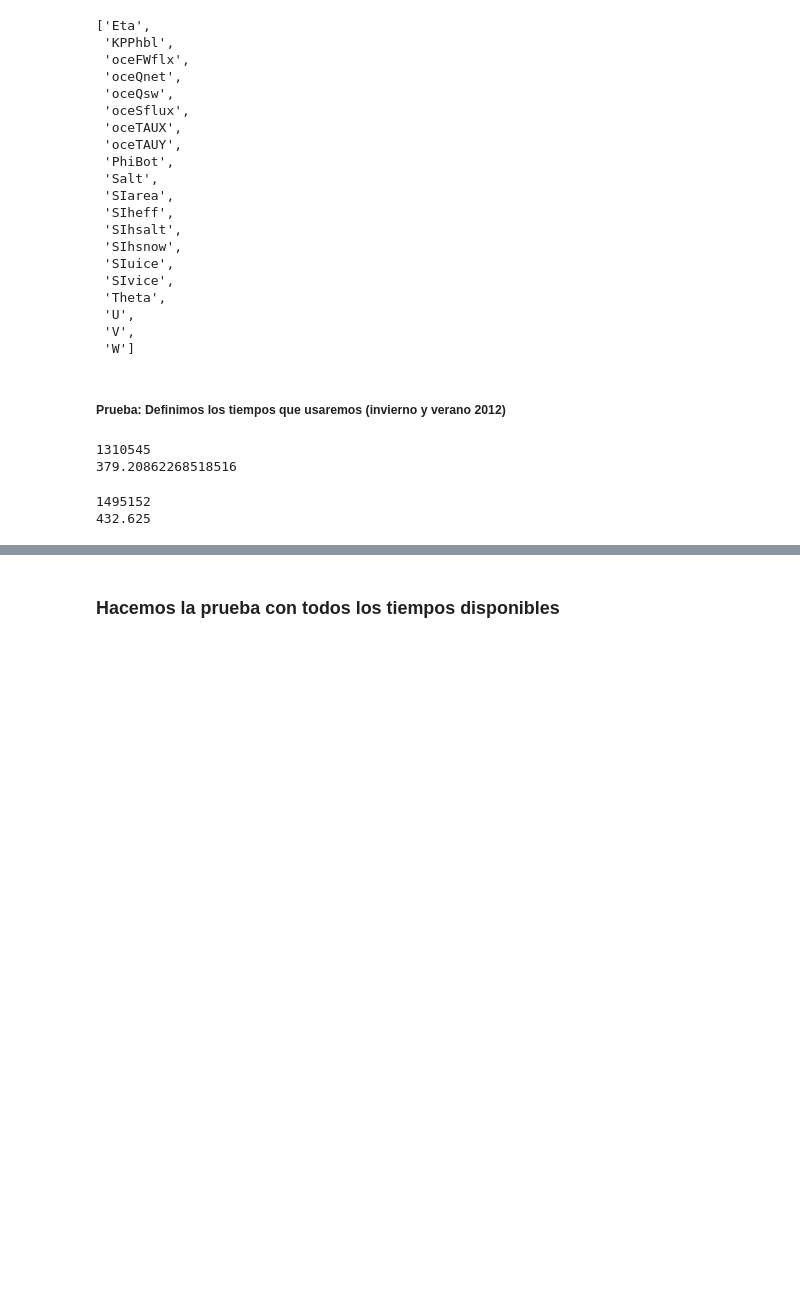
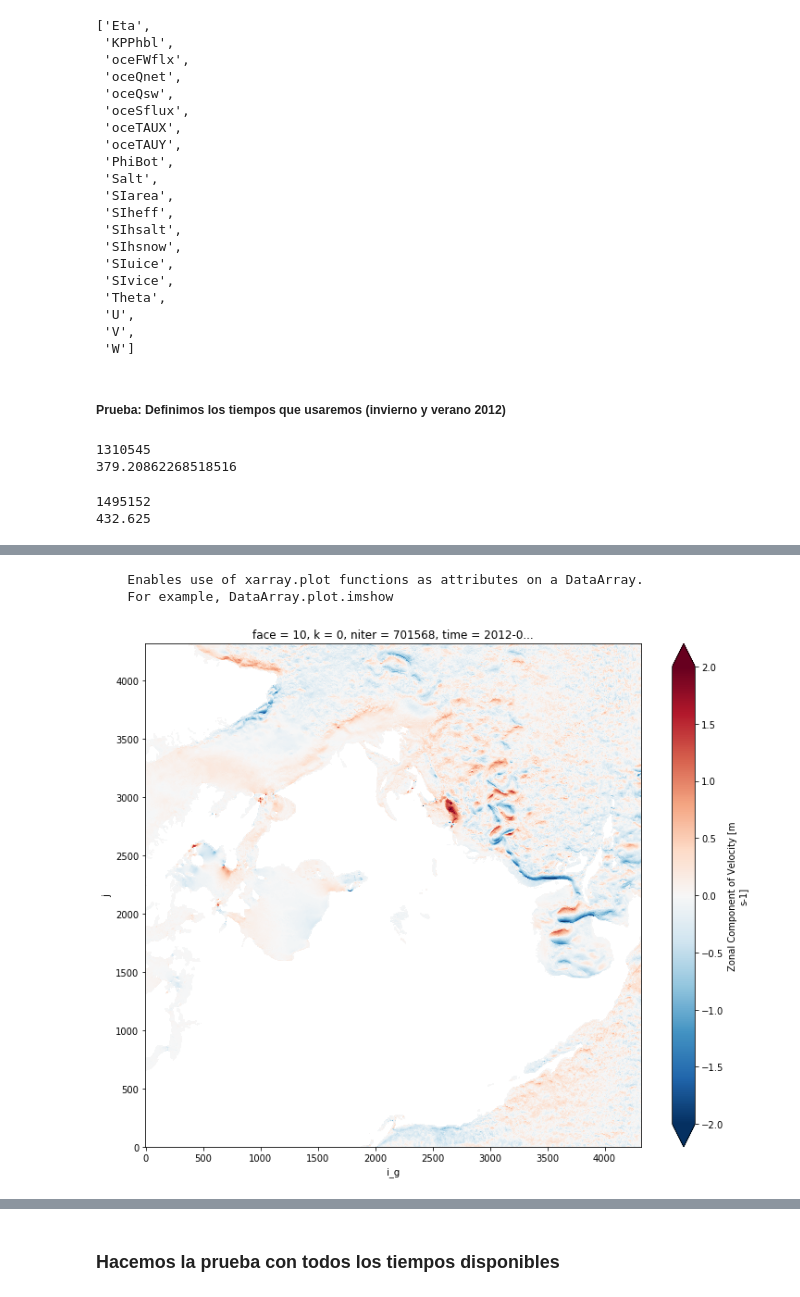
Before and after one commit to antonimmo/ebc-wk-spectral-analysis, a Jupyter notebook: LLC-Luigi-Workflow.ipynb, the cells around one changed output, grey strips where cells are left out. Cells and saved outputs as stored; diff of their text form; code cells hidden in the pictures; blank space fills up the shorter version.

```diff
--- a/LLC-Luigi-Workflow.ipynb
+++ b/LLC-Luigi-Workflow.ipynb
@@ -68,7 +69,7 @@ model.varnames
  'W']
 # %%
 ## Variables a utilizar en el workflow (_wf)
-vars_wf = ["U","V"] # Variables del modelo
+vars_wf = ["U","V","W","Theta"] # Variables del modelo
 # %%
 # Parámetros para la extracción de los datos
 map_mode = 'faces' # 'faces' or 'latlon'
@@ -113,0 +97,3 @@ Data variables:
+# %%
+U10model = ds_tst.U.isel(k=0,face=10,time=200*24)
+V10model = ds_tst.V.isel(k=0,face=10,time=200*24)
@@ -113,0 +110,11 @@ Data variables:
+# %%
+print(U10model.plot.__doc__)
+# %% [output]
+    Enables use of xarray.plot functions as attributes on a DataArray.
+    For example, DataArray.plot.imshow
+# %%
+plt.figure(figsize=(12,10))
+U10model.plot(norm=unorm)
+plt.show()
+# %% [output]
+[figure, added]
```
Also changed, not shown: parts of 38 cells of this notebook, 5 other files.
